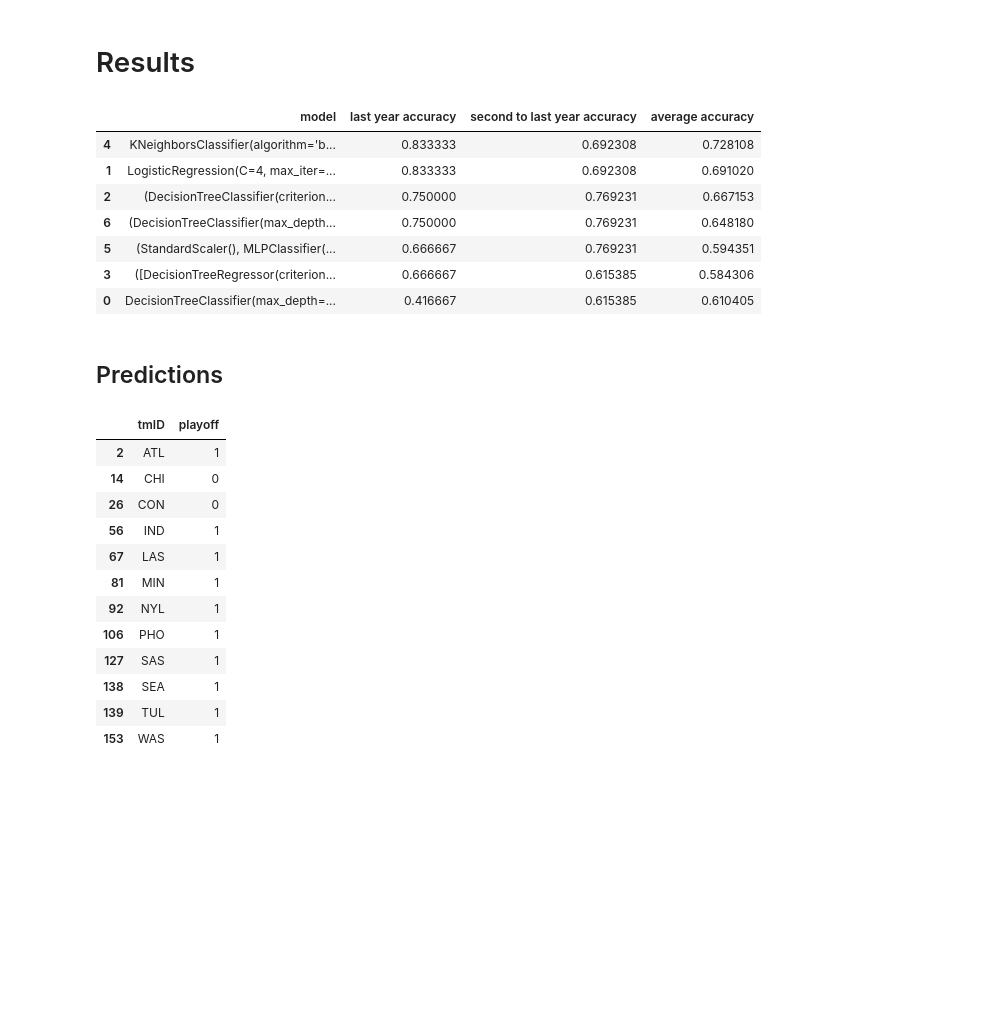
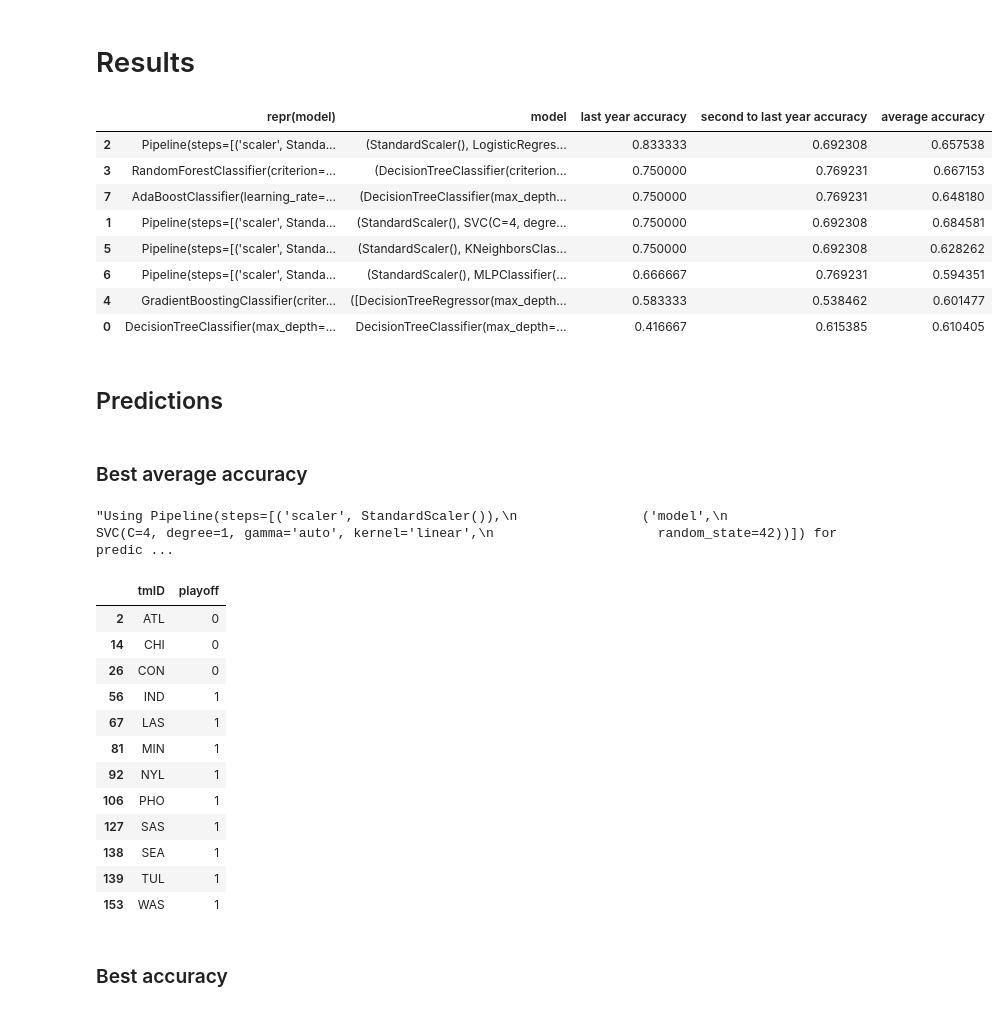
Before and after one commit to ttoino/feup-ac, a Jupyter notebook: src/classification.ipynb, the cells around one changed output. Saved outputs shown, nothing was run; the diff lists cells and outputs as text; code cells hidden in the pictures; blank space fills up the shorter version.

Commit message:
Added StandardScaler to more models

```diff
--- a/src/classification.ipynb
+++ b/src/classification.ipynb
@@ -643,39 +762,44 @@ AdaBoostClassifier(learning_rate=0.5, n_estimators=9, random_state=42)
 # %%
 for model in results:
     for result in results[model]:
         if result.accuracy == 1:
             print(f"\n{model} has 100% accuracy for year {result.year}, possible data leakage")
 
 results_df = pd.DataFrame(
     data=[[
-        model, result[-1].accuracy,
+        repr(model), model, result[-1].accuracy,
         result[-2].accuracy,
         sum(r.accuracy for r in result[:-1]) / (len(result) - 1),
     ] for model, result in results.items()],
     columns=[
-        "model", "last year accuracy", "second to last year accuracy", "average accuracy",
+        "repr(model)", "model", "last year accuracy", "second to last year accuracy", "average accuracy",
     ],
 )
 
 results_df.sort_values(by=["last year accuracy", "second to last year accuracy", "average accuracy",], ascending=False)
 # %% [output]
-|  | model | last year accuracy | second to last year accuracy | average accuracy |
-| 4 | KNeighborsClassifier(algorithm='b... | 0.833333 | 0.692308 | 0.728108 |
-| 1 | LogisticRegression(C=4, max_iter=... | 0.833333 | 0.692308 | 0.691020 |
-| 2 | (DecisionTreeClassifier(criterion... | 0.750000 | 0.769231 | 0.667153 |
-| 6 | (DecisionTreeClassifier(max_depth... | 0.750000 | 0.769231 | 0.648180 |
-| 5 | (StandardScaler(), MLPClassifier(... | 0.666667 | 0.769231 | 0.594351 |
-| 3 | ([DecisionTreeRegressor(criterion... | 0.666667 | 0.615385 | 0.584306 |
-| 0 | DecisionTreeClassifier(max_depth=... | 0.416667 | 0.615385 | 0.610405 |
+|  | repr(model) | model | last year accuracy | second to last year accuracy | average accuracy |
+| 2 | Pipeline(steps=[('scaler', Standa... | (StandardScaler(), LogisticRegres... | 0.833333 | 0.692308 | 0.657538 |
+| 3 | RandomForestClassifier(criterion=... | (DecisionTreeClassifier(criterion... | 0.750000 | 0.769231 | 0.667153 |
+| 7 | AdaBoostClassifier(learning_rate=... | (DecisionTreeClassifier(max_depth... | 0.750000 | 0.769231 | 0.648180 |
+| 1 | Pipeline(steps=[('scaler', Standa... | (StandardScaler(), SVC(C=4, degre... | 0.750000 | 0.692308 | 0.684581 |
+| 5 | Pipeline(steps=[('scaler', Standa... | (StandardScaler(), KNeighborsClas... | 0.750000 | 0.692308 | 0.628262 |
+| 6 | Pipeline(steps=[('scaler', Standa... | (StandardScaler(), MLPClassifier(... | 0.666667 | 0.769231 | 0.594351 |
+| 4 | GradientBoostingClassifier(criter... | ([DecisionTreeRegressor(max_depth... | 0.583333 | 0.538462 | 0.601477 |
+| 0 | DecisionTreeClassifier(max_depth=... | DecisionTreeClassifier(max_depth=... | 0.416667 | 0.615385 | 0.610405 |
 # %% [markdown]
 ## Predictions
+# %% [markdown]
+### Best average accuracy
 # %%
-best_model = max(results, key=lambda model: sum(r.accuracy for r in results[model]))
+best_average_model = max(results, key=lambda model: sum(r.accuracy for r in results[model]))
+
+display(f"Using {best_average_model} for predictions")
 
 last_year = df[df["year"] == df["year"].max()]
 
 X = last_year.drop(["playoff", "year", "tmID"], axis=1)  # Features
-y = best_model.predict(X)
+y = best_average_model.predict(X)
 
 predictions_df = pd.DataFrame(
     data={
@@ -686,8 +810,9 @@ predictions_df = pd.DataFrame(
 
 predictions_df
 # %% [output]
+"Using Pipeline(steps=[('scaler', StandardScaler()),\n                ('model',\n                 SVC(C=4, degree=1, gamma='auto', kernel='linear',\n                     random_state=42))]) for predic ...
 |  | tmID | playoff |
-| 2 | ATL | 1 |
+| 2 | ATL | 0 |
 | 14 | CHI | 0 |
 | 26 | CON | 0 |
 | 56 | IND | 1 |
@@ -699,3 +824,5 @@ predictions_df
 | 138 | SEA | 1 |
 | 139 | TUL | 1 |
 | 153 | WAS | 1 |
+# %% [markdown]
+### Best accuracy
```
Also changed, not shown: parts of 6 cells of this notebook.
